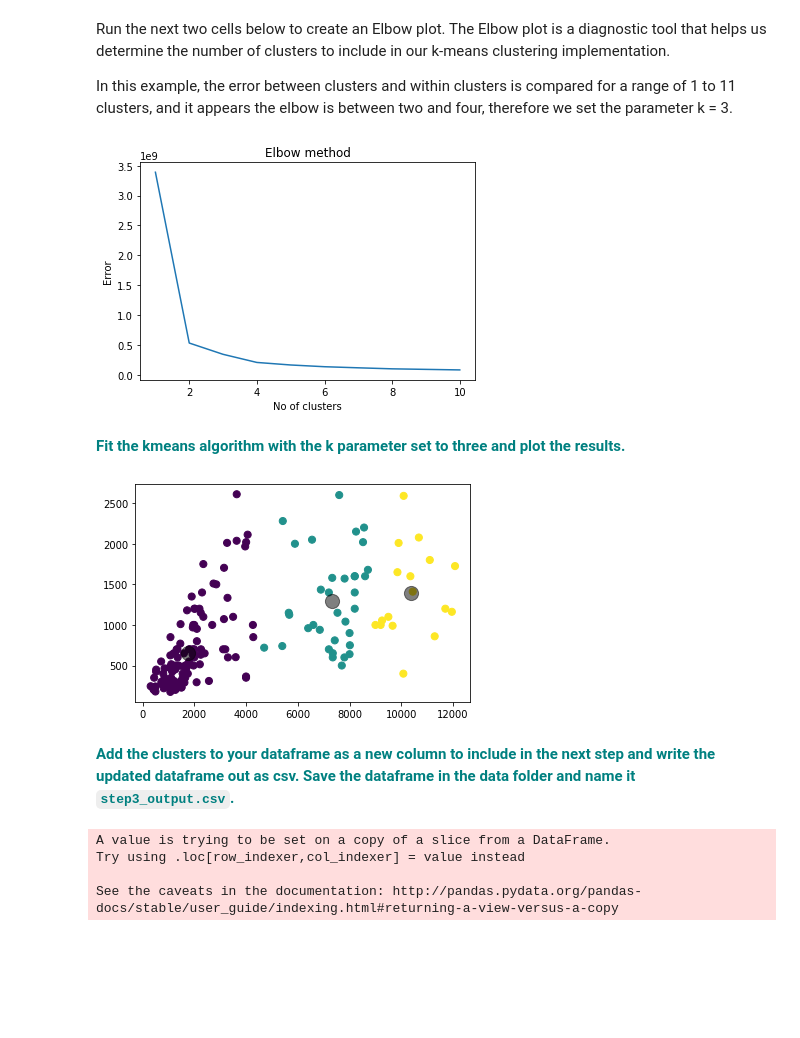
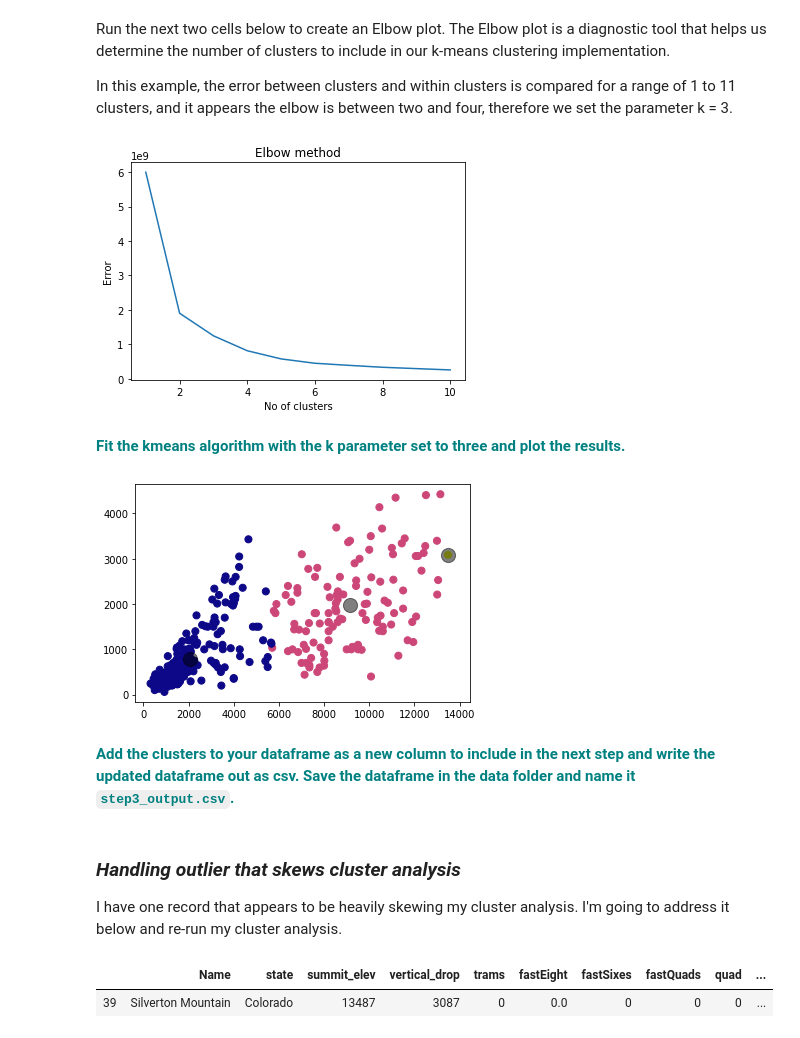
Before and after one commit to SwissMisra/SB_Guided_Capstone, a Jupyter notebook: Notebook_step_three.ipynb, the cells around one changed output. Drawn from its saved outputs; the diff is of its cells as text; code cells hidden in the pictures; blank space fills up the shorter version.

```diff
--- a/Notebook_step_three.ipynb
+++ b/Notebook_step_three.ipynb
@@ -275,7 +273,7 @@ Step 2: Select the upper triangle of the correlation matrix. This is because a c
 Step 3: Find the index of feature columns with a correlation greater than 0.95.
 # %%
 # Step 1. Call the variable corr_matrix
-corr_matrix = dfno.drop(['AdultWeekday','AdultWeekend','daysOpenLastYear','projectedDaysOpen'], axis=1).corr().abs()
+corr_matrix = file.drop(['AdultWeekday','AdultWeekend','daysOpenLastYear','projectedDaysOpen'], axis=1).corr().abs()
 
 # Step 2. Uncomment the following code to get the upper triangle of the correlation matrix
 upper = corr_matrix.where(np.triu(np.ones(corr_matrix.shape), k=1).astype(np.bool))
@@ -295,3 +293,3 @@ Reduced dataframe size:  (176, 25)
 # %%
 # Now replace dfno by the result of dropping the columns in the to_drop variable from it
-dfno
+file.drop(to_drop, axis=1, inplace=True)
@@ -321,7 +305,7 @@ Run the next two cells below to create an Elbow plot. The Elbow plot is a diagno
 In this example, the error between clusters and within clusters is compared for a range of 1 to 11 clusters, and it appears the elbow is between two and four, therefore we set the parameter k = 3.
 # %%
 from sklearn.cluster import KMeans
-x = dfno.drop(['Name','state'], axis =1).values
+x = file.drop(['Name','state'], axis =1).values
 # %%
 Error =[]
 for i in range(1, 11):
@@ -335,25 +319,28 @@ plt.xlabel('No of clusters')
 plt.ylabel('Error')
 plt.show()
 # %% [output]
-[figure, old version]
+[figure, new version]
 # %% [markdown]
 <font color='teal'>**Fit the kmeans algorithm with the k parameter set to three and plot the results.**</font>
 # %%
 # This code will fit the k-means algorithm with our k parameter set to three, and plot the results. Cool, huh?
 kmeans3 = KMeans(n_clusters=3)
 y_kmeans3 = kmeans3.fit_predict(x)
-plt.scatter(x[:, 0], x[:, 1], c=y_kmeans3, s=50, cmap='viridis')
+plt.scatter(x[:, 0], x[:, 1], c=y_kmeans3, s=50, cmap='plasma')
 centers = kmeans3.cluster_centers_
 plt.scatter(centers[:, 0], centers[:, 1], c='black', s=200, alpha=0.5);
 # %% [output]
-[figure, old version]
+[figure, new version]
 # %% [markdown]
 <font color='teal'>**Add the clusters to your dataframe as a new column to include in the next step and write the updated dataframe out as csv. Save the dataframe in the data folder and name it `step3_output.csv`.**</font>
+# %% [markdown]
+### <i>Handling outlier that skews cluster analysis</i> ###
+I have one record that appears to be heavily skewing my cluster analysis. I'm going to address it below and re-run my cluster analysis.
 # %%
 # Make a new column in your dfno dataframe called 'clusters', and assign it the variable: y_kmeans3
-dfno['clusters'] = y_kmeans3
+file['clusters'] = y_kmeans3
-# %% [output]
-A value is trying to be set on a copy of a slice from a DataFrame.
-Try using .loc[row_indexer,col_indexer] = value instead
-
-See the caveats in the documentation: http://pandas.pydata.org/pandas-docs/stable/user_guide/indexing.html#returning-a-view-versus-a-copy
+# %%
+file.loc[(file['clusters'] == 2)]
+# %% [output]
+|  | Name | state | summit_elev | vertical_drop | trams | fastEight | fastSixes | fastQuads | quad | ... |
+| 39 | Silverton Mountain | Colorado | 13487 | 3087 | 0 | 0.0 | 0 | 0 | 0 | ... |
```
Also changed, not shown: parts of 12 cells of this notebook, 1 other file.
